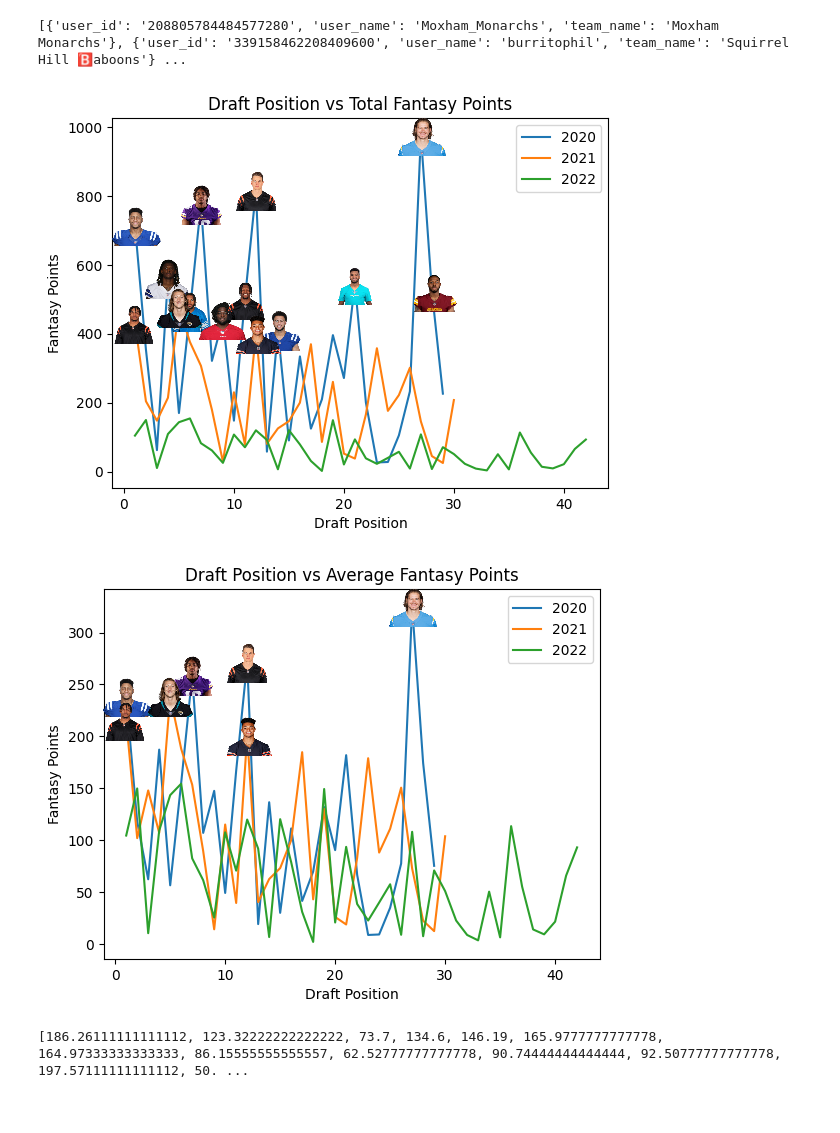
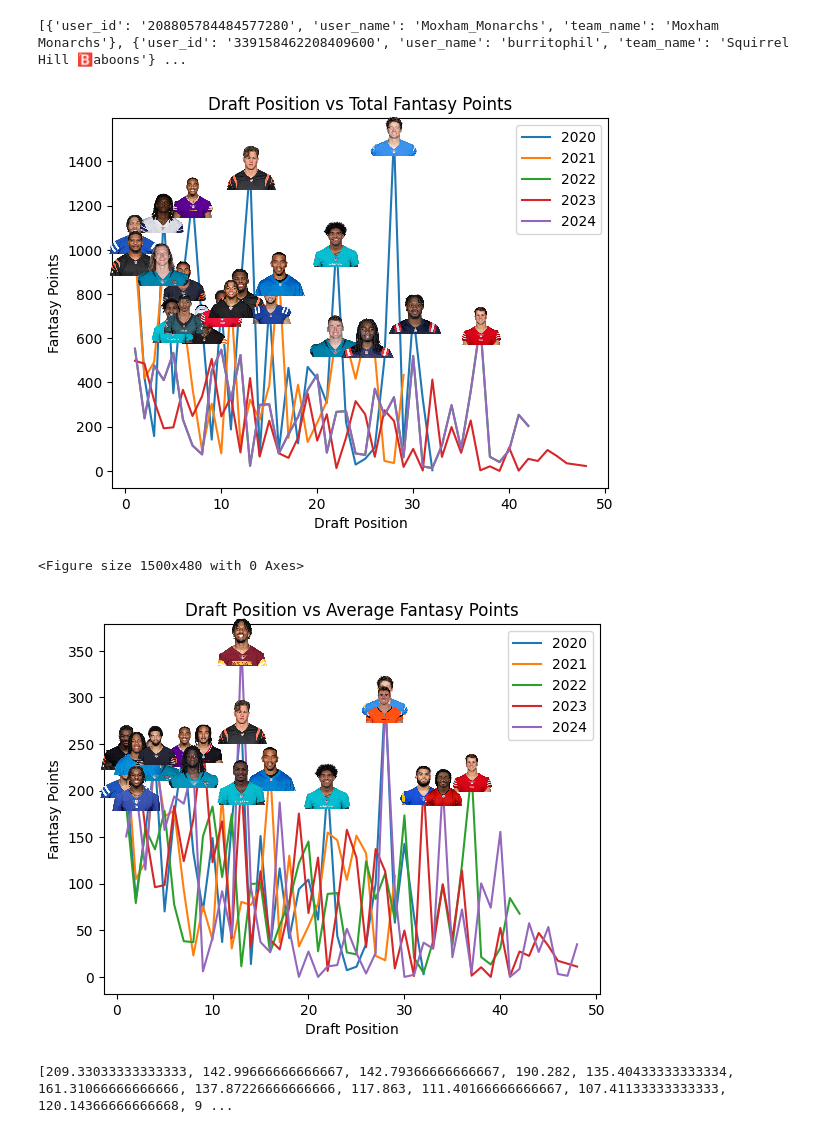
Before and after one commit to spbirus/dynasty_draft_rankings, a Jupyter notebook: rankings.ipynb, the cells around one changed output. Drawn from its saved outputs; the diff is of its cells as text; code cells hidden in the pictures.

Commit message:
Update with sleeper 2023 and 2024 data

```diff
--- a/rankings.ipynb
+++ b/rankings.ipynb
@@ -124,7 +188,7 @@ def plot_draft_pos_data(data, year):
         x.append(d['draft_pos'])
         y.append(d['total_fpts'])
 
-        if d['total_fpts'] > 400:
+        if d['total_fpts'] > 600:
             url = 'https://sleepercdn.com/content/nfl/players/{}.jpg'.format(d['id'])
             image = PIL.Image.open(urllib.request.urlopen(url))
             image.save('images/{}.png'.format(d['id']))
@@ -139,44 +203,49 @@ def plot_draft_pos_data(data, year):
 plot_draft_pos_data(draft_2020_data, '2020')
 plot_draft_pos_data(draft_2021_data, '2021')
 plot_draft_pos_data(draft_2022_data, '2022')
+plot_draft_pos_data(draft_2023_data, '2023')
+plot_draft_pos_data(draft_2022_data, '2024')
 
 plt.show()
 # %% [output]
-[figure, old version]
+[figure, new version]
+<Figure size 1500x480 with 0 Axes>
 # %%
 # plot the data basic linechart data
 from matplotlib.offsetbox import OffsetImage, AnnotationBbox
 import numpy as np
 import PIL
 import urllib
 
 fig, ax = plt.subplots()
 def plot_draft_pos_data(data, year):
     x = []
     y = []
     for d in data:
         x.append(d['draft_pos'])
         y.append(d['avg_fpts'])
 
         if d['avg_fpts'] > 200:
             url = 'https://sleepercdn.com/content/nfl/players/{}.jpg'.format(d['id'])
             image = PIL.Image.open(urllib.request.urlopen(url))
             image.save('images/{}.png'.format(d['id']))
             imscatter(d['draft_pos'], d['avg_fpts'], 'images/{}.png'.format(d['id']), zoom=0.15, ax=ax)
 
     ax.plot(x, y, label=year)
     plt.xlabel('Draft Position')
     plt.ylabel('Fantasy Points')
     plt.title('Draft Position vs Average Fantasy Points')
     plt.legend()
 
 plot_draft_pos_data(draft_2020_data, '2020')
 plot_draft_pos_data(draft_2021_data, '2021')
 plot_draft_pos_data(draft_2022_data, '2022')
+plot_draft_pos_data(draft_2023_data, '2023')
+plot_draft_pos_data(draft_2024_data, '2024')
 
 plt.show()
 # %% [output]
-[figure, old version]
+[figure, new version]
 # %%
 # average fpts per draft position
 
@@ -196,12 +265,14 @@ def add_averages(data):
 add_averages(draft_2020_data)
 add_averages(draft_2021_data)
 add_averages(draft_2022_data)
+add_averages(draft_2023_data)
+add_averages(draft_2024_data)
 
 for d in avg_fpts_per_pick_raw:
     avg_fpts_per_pick_data.append(statistics.mean(d))
 print(avg_fpts_per_pick_data)
 # %% [output]
-[186.26111111111112, 123.32222222222222, 73.7, 134.6, 146.19, 165.9777777777778, 164.97333333333333, 86.15555555555557, 62.52777777777778, 90.74444444444444, 92.50777777777778, 197.57111111111112, 50. ...
+[209.33033333333333, 142.99666666666667, 142.79366666666667, 190.282, 135.40433333333334, 161.31066666666666, 137.87226666666666, 117.863, 111.40166666666667, 107.41133333333333, 120.14366666666668, 9 ...
 # %%
 # graph the average fpts per pick
 
```
Also changed, not shown: parts of 4 cells of this notebook, 49 other files.
